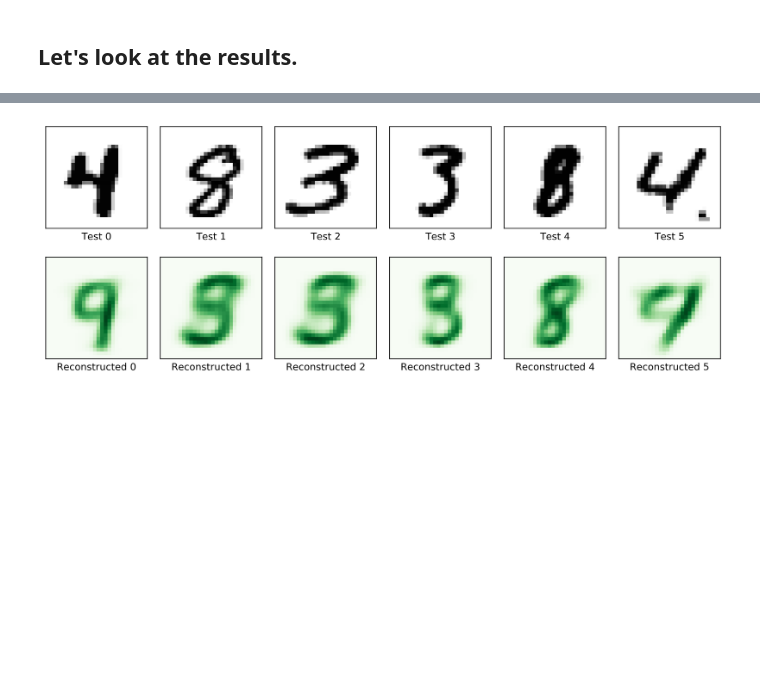
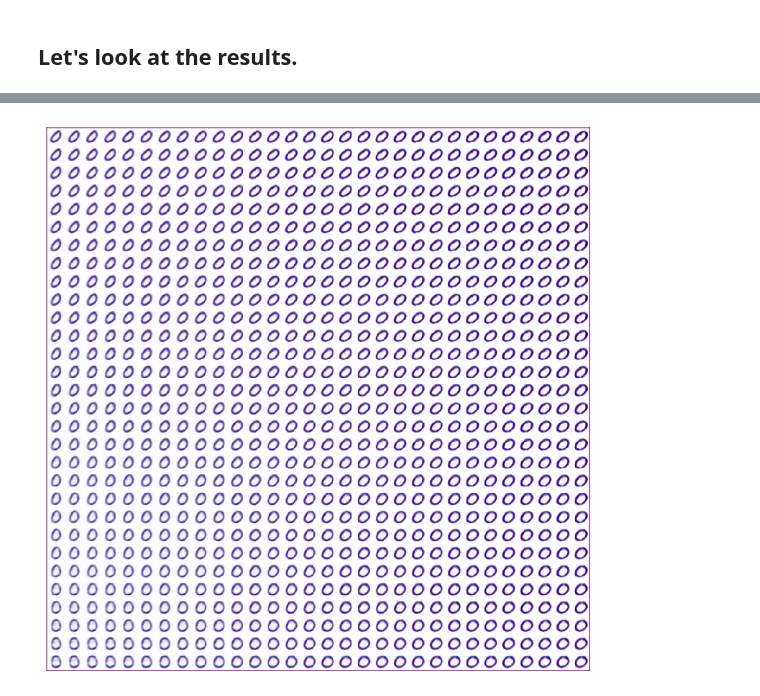
Before and after one commit to lingerlyn/vae_tutorial, a Jupyter notebook: VAE.ipynb, the cells around one changed output, grey strips where cells are left out. Saved outputs shown, nothing was run; the diff lists cells and outputs as text; code cells hidden in the pictures; blank space fills up the shorter version.

```diff
--- a/VAE.ipynb
+++ b/VAE.ipynb
@@ -226,0 +497,4 @@ pltotting_cost(cost_plotting)
+# %%
+#generation of new data using custum mean
+visu.plott_gener_sample_from_dist(0, 2, 4, 2)
+# %% [output]
@@ -226,0 +502 @@ pltotting_cost(cost_plotting)
+[figure, added]
@@ -229,5 +506,0 @@ x_sample, y_labels = mnist.test.next_batch(100)
-# %%
-x_reconstruct = va.recons(x_sample)
-latent_space_reconstruction(x_sample[5:], x_reconstruct[5:])
-# %% [output]
-[figure, removed]
```
Also changed, not shown: parts of 20 cells of this notebook, 4 other files.
